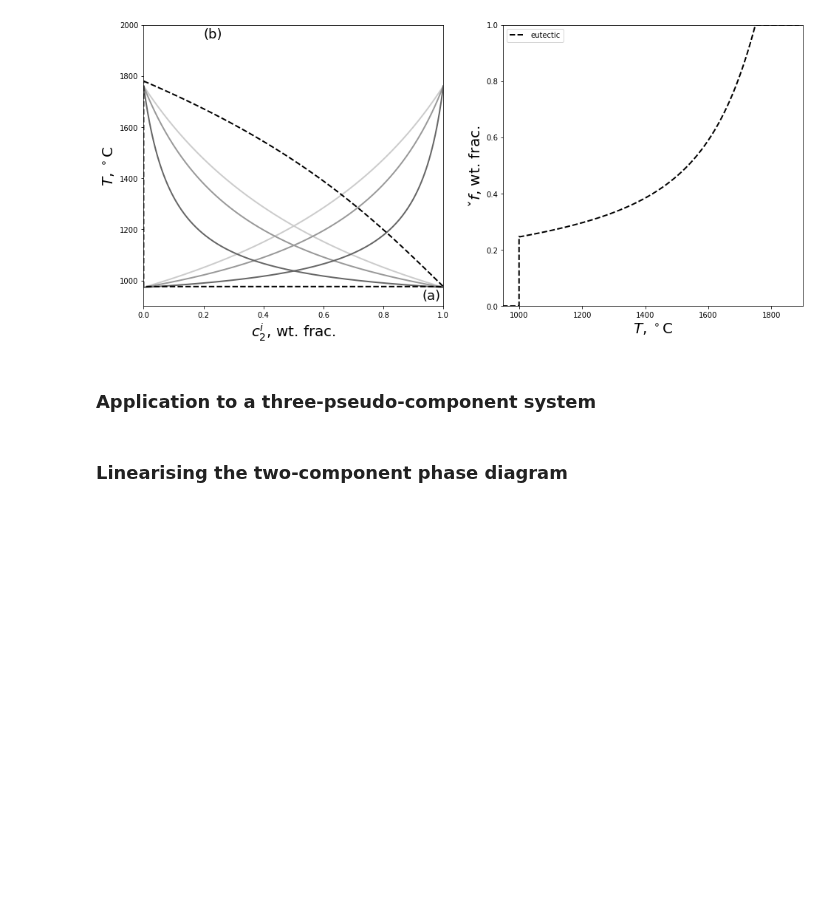
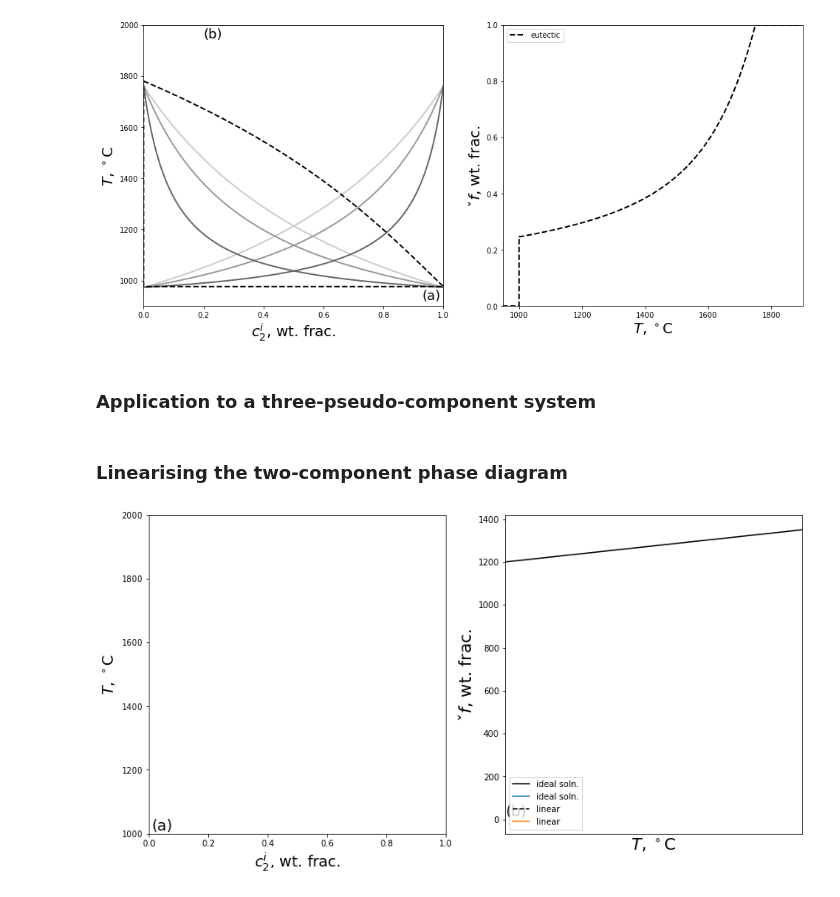
Before and after one commit to FoaLab/partially-molten-rock-PUP, a Jupyter notebook: content/ch10.ipynb, the cells around one changed output. Drawn from its saved outputs; the diff is of its cells as text; code cells hidden in the pictures; blank space fills up the shorter version.

Commit message:
Introduction of figure 12.4. Incorrect results due to missing parameters.

```diff
--- a/content/ch10.ipynb
+++ b/content/ch10.ipynb
@@ -50,6 +51,26 @@ class VAR:
         self.f = None
         self.Cl = None
         self.Cs = None
+# %%
+def SolLiqTemperature(C, Cref, M, Tref):
+    return Tref + M * (C - Cref)
+
+
+def SolLiqComposition(T, Tref, M, Cref):
+    return Cref + (T - Tref) / M
+
+
+def MeltFraction(T, C, ML, MS, LCref, SCref, Tref):
+    TS = SolLiqTemperature(C, SCref, MS, Tref)
+    TL = SolLiqTemperature(C, LCref, ML, Tref)
+    Cs = SolLiqComposition(T, Tref, MS, SCref)
+    Cl = SolLiqComposition(T, Tref, ML, LCref)
+    F = (C-Cs)/(Cl-Cs)
+    F[T <= TS] = 0
+    F[T >= TL] = 1
+    Cs[T < TS] = C
+    Cl[T < TS] = np.nan
+    return F, Cs, Cl
 # %%
 def liquidusFunction(FF, HH, CC, r_dmc_calib, cp, sf):
     TT = (HH-FF*r_dmc_calib.L[0])/cp + r_dmc_calib.T0[1]
@@ -484,3 +505,63 @@ plt.show()
 ### Application to a three-pseudo-component system
 # %% [markdown]
 ### Linearising the two-component phase diagram
+# %%
+fig, ax = plt.subplots(nrows=1, ncols=2)
+fig.set_size_inches(14.0, 7.0)
+
+r_dmc_calib = R_DMC_Calibration(_Tref=1350, _Tmin=900, _Tmax=1350, _Cref=[0.75, 0.25], _Pref=1, _Pmin=0, _Pmax=7,
+                                    _T0=[1780, 950], _A=[45, 112], _B=[0, 0], _L=[600e3, 450e3], _r=[70, 30])
+
+var = VAR()
+var.C = np.zeros((r_dmc_calib.np, r_dmc_calib.nc))
+var.C[:, 1] = np.linspace(0, 1, r_dmc_calib.np)
+var.C[:, 0] = 1.0 - var.C[:, 1]
+var.P = np.ones(r_dmc_calib.np) * r_dmc_calib.Pref
+var.T = np.ones(r_dmc_calib.np) * r_dmc_calib.Tref
+
+Tsol, Tliq = R_DMC_Equilibrium(var, r_dmc_calib, 'T')
+
+Cint = r_dmc_calib.Cref[1] * np.asarray([0.999, 1.001])
+Tint = interp1d(var.C[:, 1], Tsol)(Cint)
+MS = (Tint[1] - Tint[0]) / (Cint[1] - Cint[0])
+Tref = np.mean(Tint)
+Cint = interp1d(Tliq, var.C[:, 1])(Tint)
+ML = (Tint[1] - Tint[0]) / (Cint[1] - Cint[0])
+Cref = np.mean(Cint)
+F, Cs, Cl, = MeltFraction(r_dmc_calib.T_degC, r_dmc_calib.Cref[1], ML, MS, Cref, r_dmc_calib.Cref[1], Tref)
+
+gr = 0.6
+ax[0].plot(var.C[:, 1], Tsol, '-', linewidth=3, color=[gr, gr, gr])
+ax[0].plot(var.C[:, 1], Tliq, '-', linewidth=3,
+           color=[gr, gr, gr], label=r'$T^\mathcal{S},T^\mathcal{L}$ (ideal soln.)')
+ax[0].plot(var.C[:, 1], SolLiqTemperature(var.C[:, 1], Cref, ML, Tref), '--',
+           color=[gr, gr, gr], linewidth=3, label=r'$T^\mathcal{S},T^\mathcal{L}$ (linear)')
+ax[0].plot(var.C[:, 1], SolLiqTemperature(var.C[:, 1], r_dmc_calib.Cref[1], MS, Tref), '--',
+           color=[gr, gr, gr], linewidth=3)
+ax[0].plot(Cs, r_dmc_calib.T_degC, '-k', linewidth=1.5, label=r'$\check{c}^s_2(T),\check{c}^\ell_2(T)$, (linear)')
+ax[0].plot(Cl, r_dmc_calib.T_degC, '-k', linewidth=1.5)
+ax[0].set_ylabel(r'$T$, $^\circ$C', fontsize=18)
+ax[0].set_xlabel(r'${c}^i_2$, wt. frac.', fontsize=18)
+ax[0].text(0.01, 1000, r'(a)', fontsize=18, verticalalignment='bottom', horizontalalignment='left')
+ax[0].set_xlim(0, 1)
+ax[0].set_ylim(1000, 2000)
+
+del var
+
+var = VAR()
+var.T = r_dmc_calib.T_degC
+var.P = r_dmc_calib.Pref * np.ones(r_dmc_calib.np)
+var.f = np.zeros(r_dmc_calib.np)
+var.C = np.tile(r_dmc_calib.Cref, (r_dmc_calib.np, 1))
+f, _ = R_DMC_Equilibrium(var, r_dmc_calib, 'E')
+ax[1].plot(var.T, f, '-k', 'linewidth', 2, label='ideal soln.')
+ax[1].plot(var.T, F, '--k', 'linewidth', 2, label='linear')
+ax[1].set_xlabel(r'$T$, $^\circ$C', fontsize=20)
+ax[1].set_ylabel(r'$\check{f}$, wt. frac.', fontsize=20)
+ax[1].text(1200, 0.01, r'(b)', fontsize=18, verticalalignment='bottom', horizontalalignment='left')
+ax[1].set_xlim(1200, 1350)
+
+plt.legend()
+plt.show()
+# %% [output]
+[figure, added]
```
Also changed, not shown: parts of 1 cell of this notebook.
